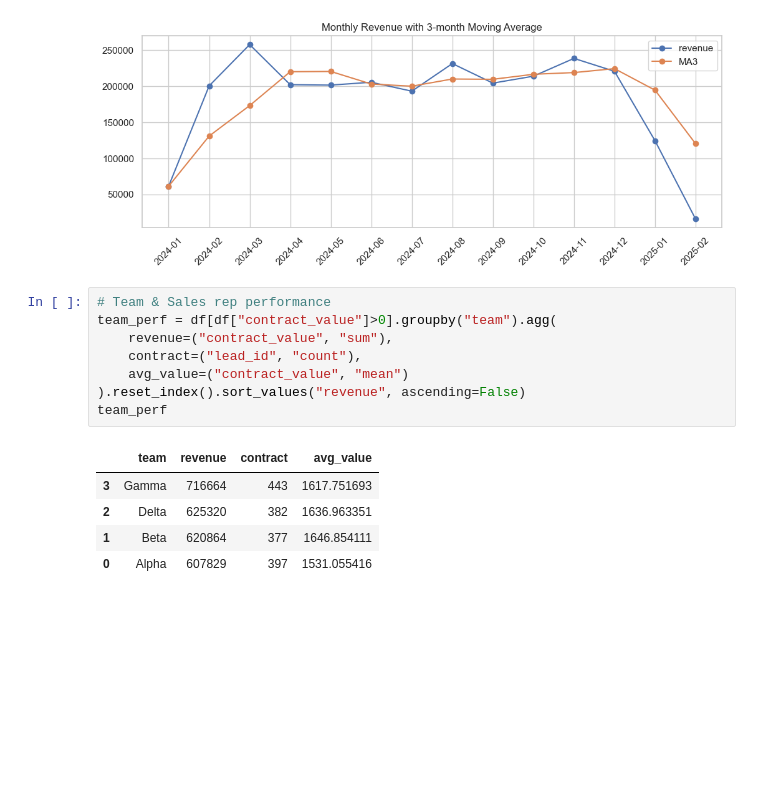
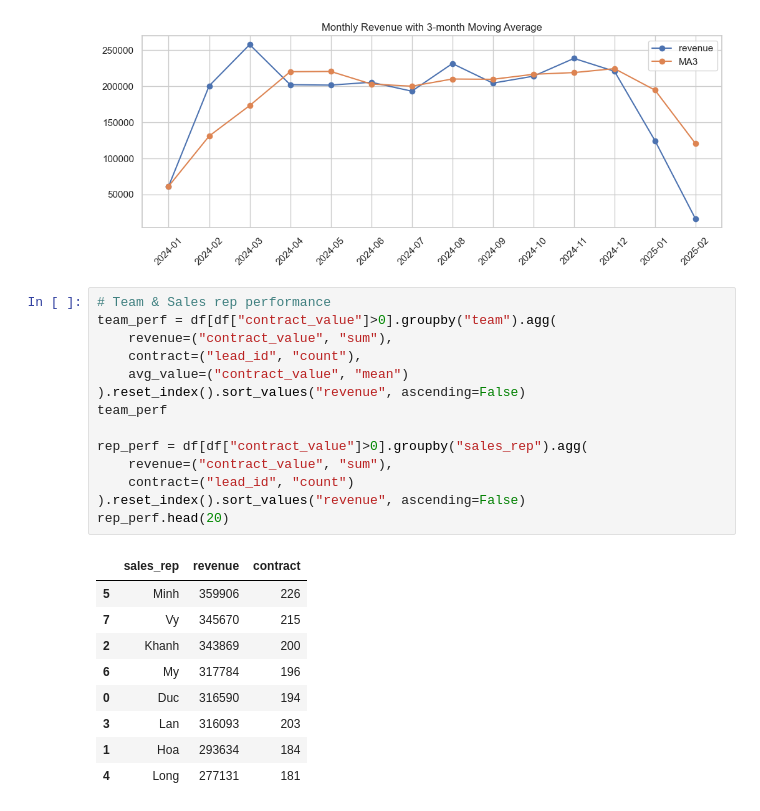
Before and after one commit to noahnoahnoahtran/EDA, a Jupyter notebook: 12_education_revenue/analysis.ipynb, the cells around one changed output. Cells and saved outputs as stored; diff of their text form; blank space fills up the shorter version.

```diff
--- a/12_education_revenue/analysis.ipynb
+++ b/12_education_revenue/analysis.ipynb
@@ -168,14 +168,24 @@ plt.show()
 # %%
 # Team & Sales rep performance
 team_perf = df[df["contract_value"]>0].groupby("team").agg(
     revenue=("contract_value", "sum"),
     contract=("lead_id", "count"),
     avg_value=("contract_value", "mean")
 ).reset_index().sort_values("revenue", ascending=False)
 team_perf
+
+rep_perf = df[df["contract_value"]>0].groupby("sales_rep").agg(
+    revenue=("contract_value", "sum"),
+    contract=("lead_id", "count")
+).reset_index().sort_values("revenue", ascending=False)
+rep_perf.head(20)
 # %% [output]
-|  | team | revenue | contract | avg_value |
-| 3 | Gamma | 716664 | 443 | 1617.751693 |
-| 2 | Delta | 625320 | 382 | 1636.963351 |
-| 1 | Beta | 620864 | 377 | 1646.854111 |
-| 0 | Alpha | 607829 | 397 | 1531.055416 |
+|  | sales_rep | revenue | contract |
+| 5 | Minh | 359906 | 226 |
+| 7 | Vy | 345670 | 215 |
+| 2 | Khanh | 343869 | 200 |
+| 6 | My | 317784 | 196 |
+| 0 | Duc | 316590 | 194 |
+| 3 | Lan | 316093 | 203 |
+| 1 | Hoa | 293634 | 184 |
+| 4 | Long | 277131 | 181 |
```
